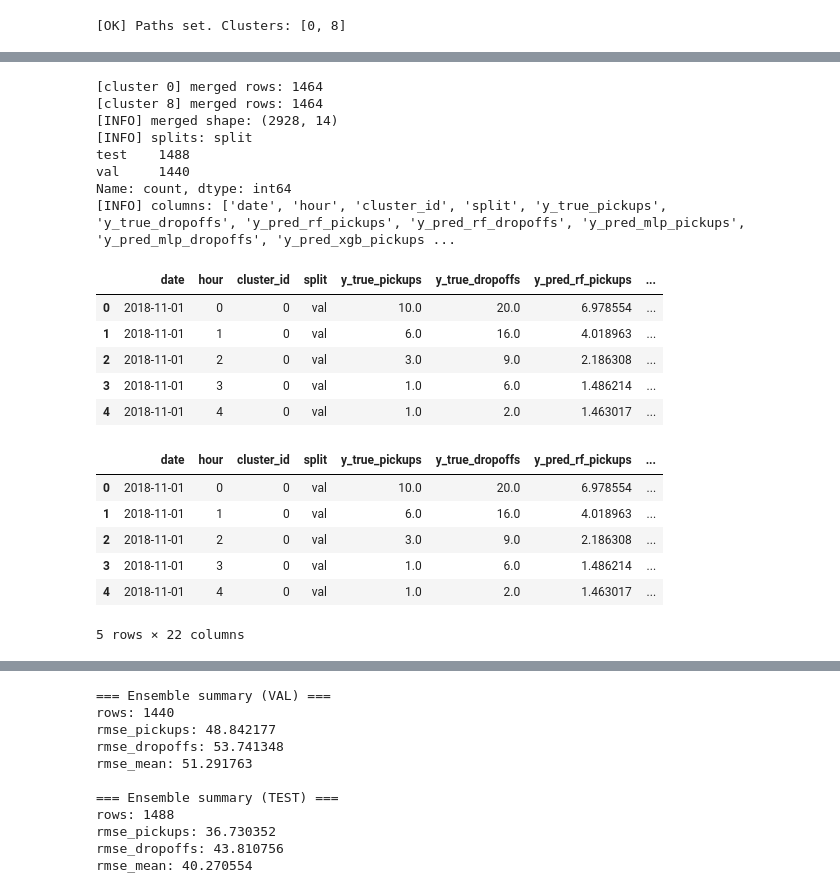
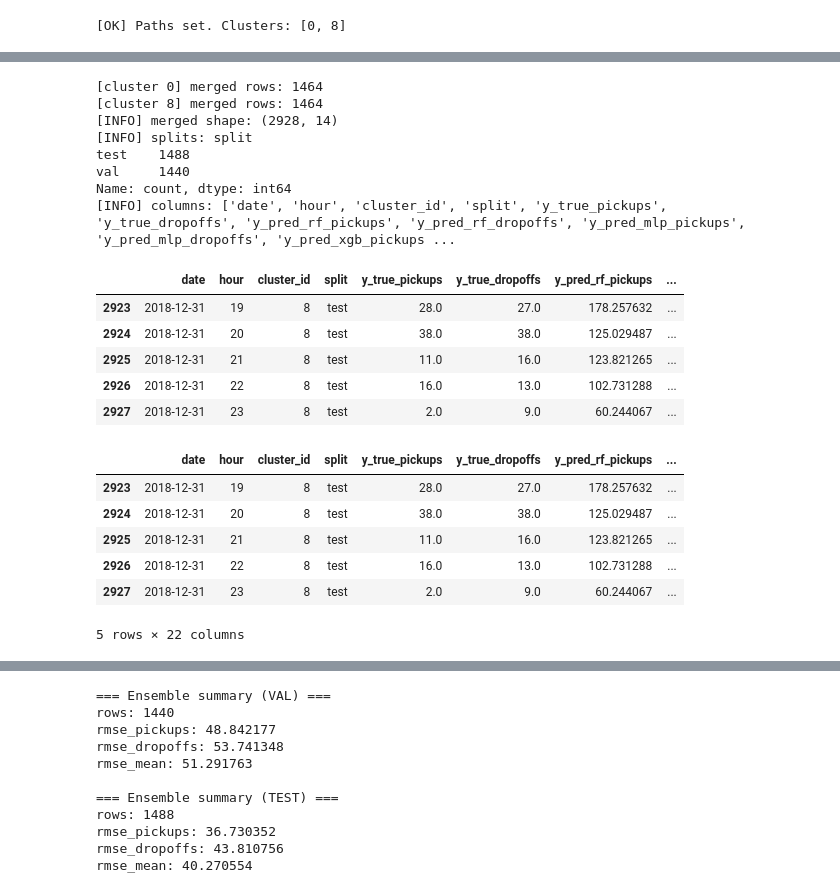
Before and after one commit to tomasvenda/Intro_to_BA, a Jupyter notebook: voting.ipynb, the cells around one changed output, grey strips where cells are left out. Saved outputs shown, nothing was run; the diff lists cells and outputs as text; code cells hidden in the pictures.

```diff
--- a/voting.ipynb
+++ b/voting.ipynb
@@ -162,39 +162,39 @@ dfs = []
 for cid in CLUSTERS:
     df_rf  = load_preds_for_model_cluster("rf", cid)  # keep y_true_* from here
     df_mlp = load_preds_for_model_cluster("mlp", cid).drop(columns=["y_true_pickups","y_true_dropoffs"])
     df_reg = load_preds_for_model_cluster("reg", cid).drop(columns=["y_true_pickups","y_true_dropoffs"])
     df_ts  = load_preds_for_model_cluster("ts",  cid).drop(columns=["y_true_pickups","y_true_dropoffs"])
 
     keys = ["date","hour","cluster_id","split"]
 
     merged = df_rf.merge(df_mlp, on=keys, how="inner") \
                   .merge(df_reg, on=keys, how="inner") \
                   .merge(df_ts,  on=keys, how="inner")
 
     print(f"[cluster {cid}] merged rows:", len(merged))
     dfs.append(merged)
 
 all_df = pd.concat(dfs, ignore_index=True)
 
 print("[INFO] merged shape:", all_df.shape)
 print("[INFO] splits:", all_df["split"].value_counts())
 print("[INFO] columns:", list(all_df.columns))
-all_df.head()
+all_df.tail()
 # %% [output]
 [cluster 0] merged rows: 1464
 [cluster 8] merged rows: 1464
 [INFO] merged shape: (2928, 14)
 [INFO] splits: split
 test    1488
 val     1440
 Name: count, dtype: int64
 [INFO] columns: ['date', 'hour', 'cluster_id', 'split', 'y_true_pickups', 'y_true_dropoffs', 'y_pred_rf_pickups', 'y_pred_rf_dropoffs', 'y_pred_mlp_pickups', 'y_pred_mlp_dropoffs', 'y_pred_xgb_pickups ...
 |  | date | hour | cluster_id | split | y_true_pickups | y_true_dropoffs | y_pred_rf_pickups | ... |
-| 0 | 2018-11-01 | 0 | 0 | val | 10.0 | 20.0 | 6.978554 | ... |
-| 1 | 2018-11-01 | 1 | 0 | val | 6.0 | 16.0 | 4.018963 | ... |
-| 2 | 2018-11-01 | 2 | 0 | val | 3.0 | 9.0 | 2.186308 | ... |
-| 3 | 2018-11-01 | 3 | 0 | val | 1.0 | 6.0 | 1.486214 | ... |
-| 4 | 2018-11-01 | 4 | 0 | val | 1.0 | 2.0 | 1.463017 | ... |
+| 2923 | 2018-12-31 | 19 | 8 | test | 28.0 | 27.0 | 178.257632 | ... |
+| 2924 | 2018-12-31 | 20 | 8 | test | 38.0 | 38.0 | 125.029487 | ... |
+| 2925 | 2018-12-31 | 21 | 8 | test | 11.0 | 16.0 | 123.821265 | ... |
+| 2926 | 2018-12-31 | 22 | 8 | test | 16.0 | 13.0 | 102.731288 | ... |
+| 2927 | 2018-12-31 | 23 | 8 | test | 2.0 | 9.0 | 60.244067 | ... |
 # %%
 # Required prediction columns
 required = [
@@ -235,14 +235,14 @@ all_df["ae_pickups_ens"] = (all_df["y_true_pickups"] - all_df["y_pred_ens_pickup
 all_df["ae_dropoffs_ens"] = (all_df["y_true_dropoffs"] - all_df["y_pred_ens_dropoffs"]).abs()
 all_df["ae_mean_ens"] = 0.5 * (all_df["ae_pickups_ens"] + all_df["ae_dropoffs_ens"])
 
-all_df.head()
+all_df.tail()
 # %% [output]
 |  | date | hour | cluster_id | split | y_true_pickups | y_true_dropoffs | y_pred_rf_pickups | ... |
-| 0 | 2018-11-01 | 0 | 0 | val | 10.0 | 20.0 | 6.978554 | ... |
-| 1 | 2018-11-01 | 1 | 0 | val | 6.0 | 16.0 | 4.018963 | ... |
-| 2 | 2018-11-01 | 2 | 0 | val | 3.0 | 9.0 | 2.186308 | ... |
-| 3 | 2018-11-01 | 3 | 0 | val | 1.0 | 6.0 | 1.486214 | ... |
-| 4 | 2018-11-01 | 4 | 0 | val | 1.0 | 2.0 | 1.463017 | ... |
+| 2923 | 2018-12-31 | 19 | 8 | test | 28.0 | 27.0 | 178.257632 | ... |
+| 2924 | 2018-12-31 | 20 | 8 | test | 38.0 | 38.0 | 125.029487 | ... |
+| 2925 | 2018-12-31 | 21 | 8 | test | 11.0 | 16.0 | 123.821265 | ... |
+| 2926 | 2018-12-31 | 22 | 8 | test | 16.0 | 13.0 | 102.731288 | ... |
+| 2927 | 2018-12-31 | 23 | 8 | test | 2.0 | 9.0 | 60.244067 | ... |
 5 rows × 22 columns
 # %%
 def compute_model_rmse(df, pred_pick_col=None, pred_drop_col=None, name="model"):
```
Also changed, not shown: parts of 2 cells of this notebook.
